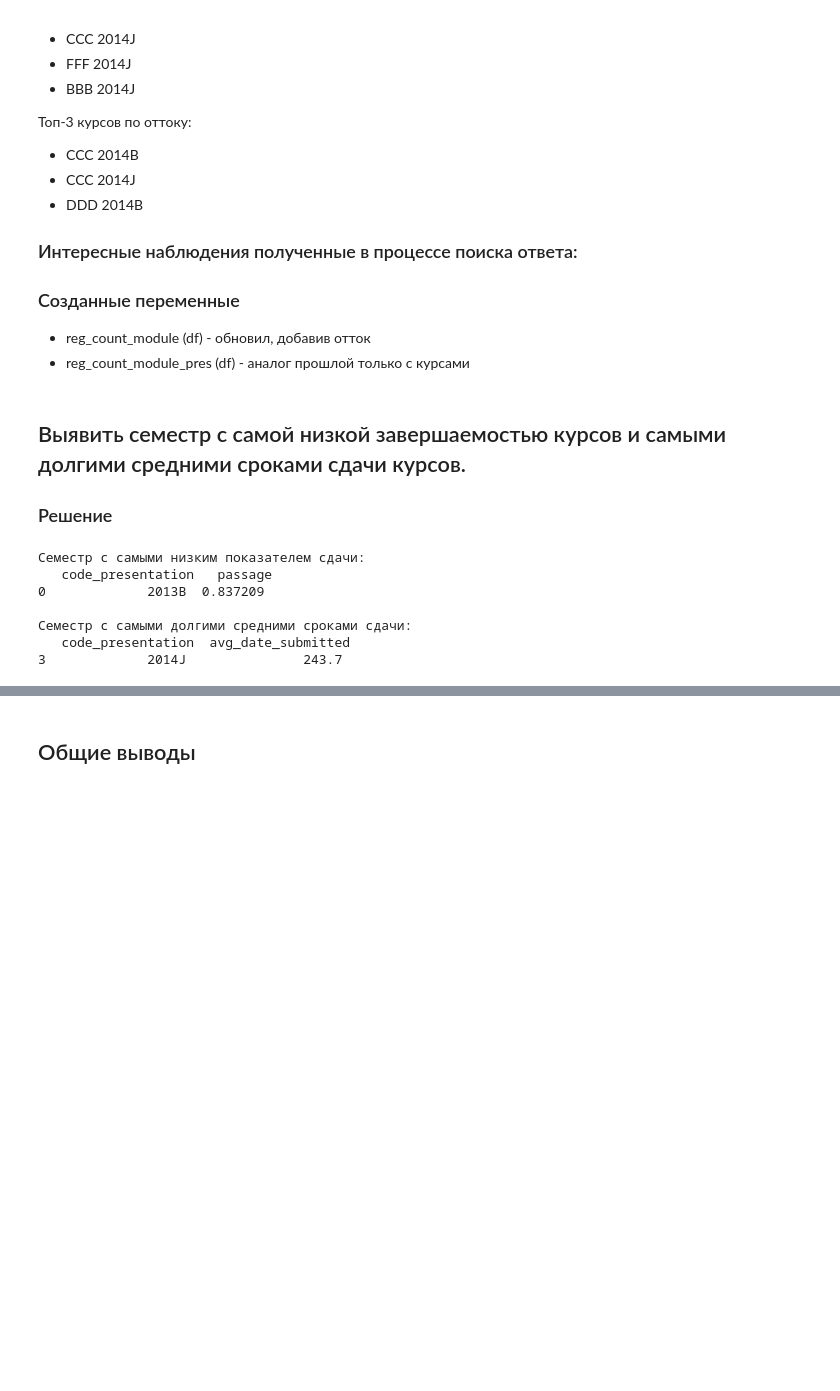
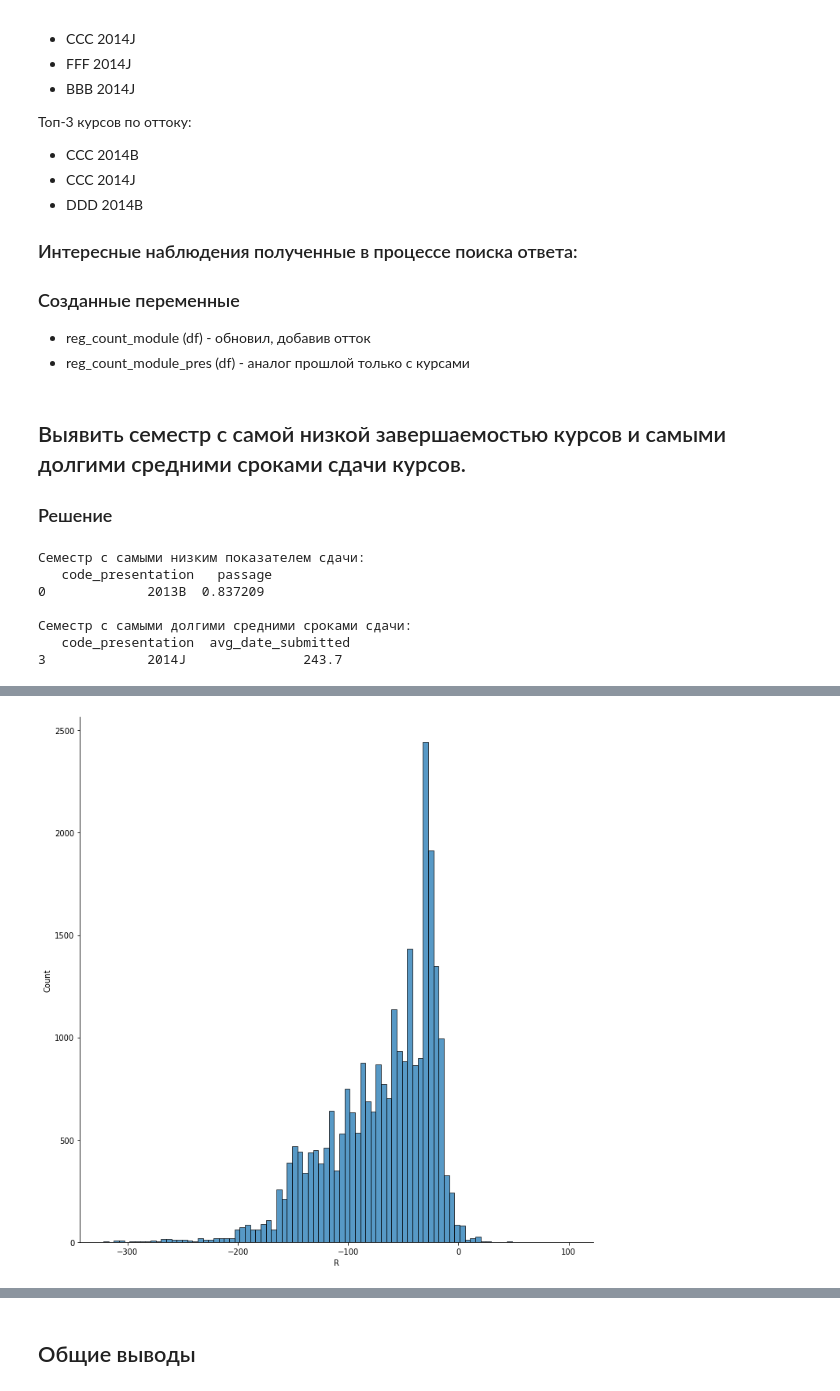
Before and after one commit to Ilyuha888/E-learning, a Jupyter notebook: E-learning.ipynb, the cells around one changed output, grey strips where cells are left out. Saved outputs shown, nothing was run; the diff lists cells and outputs as text; code cells hidden in the pictures; blank space fills up the shorter version.

```diff
--- a/E-learning.ipynb
+++ b/E-learning.ipynb
@@ -879,0 +960,87 @@ print('Семестр с самыми долгими средними срока
+# %%
+# R
+R = studentRegistration[['code_module','code_presentation','id_student','date_registration']]\
+    .query('code_module != "GGG"')\
+    .groupby(['id_student'], as_index = False)\
+    .agg('mean')\
+    .rename(columns = {'date_registration':'R'})
+
+# F
+F = st_marks_all.query('code_module != "GGG"')[['id_student', 'mean_score']]\
+    .groupby('id_student', as_index = False)\
+    .agg('mean')\
+    .rename(columns = {'mean_score':'F'})
+print('Студенты и средние оценки размер:\n',F.shape,'\n')
+# Тут мы видим, что студентов слегка меньше чем тех, кто сдавал хоть какую-то форму контроля,
+# потому что исключили формы с весом 0
+
+# M
+# Сначала давайте длительность курсов посмотрим
+# Выкинем тех, кто перезачёл
+course_length = studentAssessment.merge(assessments, on = 'id_assessment', how='left')\
+    .query('is_banked == 0 & code_module != "GGG"')\
+    .reset_index()\
+    [['code_module','code_presentation','date_submitted']]\
+    .groupby(['code_module','code_presentation'], as_index = False)\
+    .agg('max')\
+    .rename(columns = {'date_submitted':'length'})
+print('Первый вариант прокси-метрики для длительности:\n',course_length,'\n')
+# Хм что есть выбивающиеся значения. Давайте попробуем не максимум, а 99.5 перцентиль
+course_length = studentAssessment.merge(assessments, on = 'id_assessment', how='left')\
+    .query('is_banked == 0 & code_module != "GGG"')\
+    .reset_index()\
+    [['code_module','code_presentation','date_submitted']]\
+    .groupby(['code_module','code_presentation'], as_index = False)\
+    .agg(lambda x: np.percentile(x, 99.5))\
+    .rename(columns = {'date_submitted':'length'})
+print('Второй вариант прокси-метрики для длительности:\n',course_length,'\n')
+# Больше подходит для прокси-метрки
+# Приклеем к записям
+unreg_length = studentRegistration\
+    .query('code_module != "GGG"')\
+    .merge(course_length, on = ['code_module', 'code_presentation'], how = 'left')\
+    .drop('date_registration', axis = 1)
+# Для тех, кто не отписался запишем как отписку длину курса
+unreg_length.date_unregistration = unreg_length.date_unregistration.fillna(unreg_length.length)/unreg_length.length*100
+unreg_length = unreg_length.rename(columns = {'date_unregistration':'dur'})
+# Заменим орицательные dur на нули
+unreg_length.dur = unreg_length.dur.mask(unreg_length.dur < 0,0)
+# Посчитаем M
+M = unreg_length.groupby('id_student', as_index = False)['dur'].agg('sum').rename(columns = {'dur':'M'})
+
+# Давайте соберём метрики в один датафрейм
+# Сначала посмотрим на их размеры
+print('Размер фрейма с R метрикой:',R.shape,'\n')
+print('Размер фрейма с F метрикой:',F.shape,'\n')
+print('Размер фрейма с M метрикой:',M.shape,'\n')
+# Всё ожидаемо. Размеры R и M совпали, F меньше (все, кто записывался)
+# Склеим c ориентировкой на R
+RFM = R.merge(F, on = 'id_student', how = 'left').merge(M, on = 'id_student', how = 'left')
+
+# Посмотрим пропуски
+print('Посмотрим пропуски в RFM:\n',RFM.isna().sum(),'\n')
+# Пропуски в F ожидаемы, а вот в R наталкивают на мысли. Скорее всего это связано с тем, что
+# (как мы выяснили в исследовании данных) - есть студенты, которые не записывались, но отписались
+# скорее всего это баг, исследовать в данных условиях который мы не можем
+# Поэтому опустим эти строки
+# А пропуски в F заменим нулями
+RFM = RFM[RFM.R.notnull()].fillna(0)
+print('Посмотрим пропуски в RFM снова:\n',RFM.isna().sum(),'\n')
+
+# Давайте посмотрим распределения метрик
+
+print('Распределение R:\n')
+sns.displot(data = RFM, x = 'R', height = 10)
+plt.show()
+print('\n')
+
+print('Распределение F:\n')
+sns.displot(data = RFM, x = 'F', height = 10)
+plt.show()
+print('\n')
+
+print('Распределение M:\n')
+sns.displot(data = RFM, x = 'M', height = 10, log_scale = [False,True])
+plt.show()
+print('\n')
+# %% [output]
@@ -879,0 +1064 @@ print('Семестр с самыми долгими средними срока
+[figure, added]
```
Also changed, not shown: parts of 10 cells of this notebook, 1 other file.
